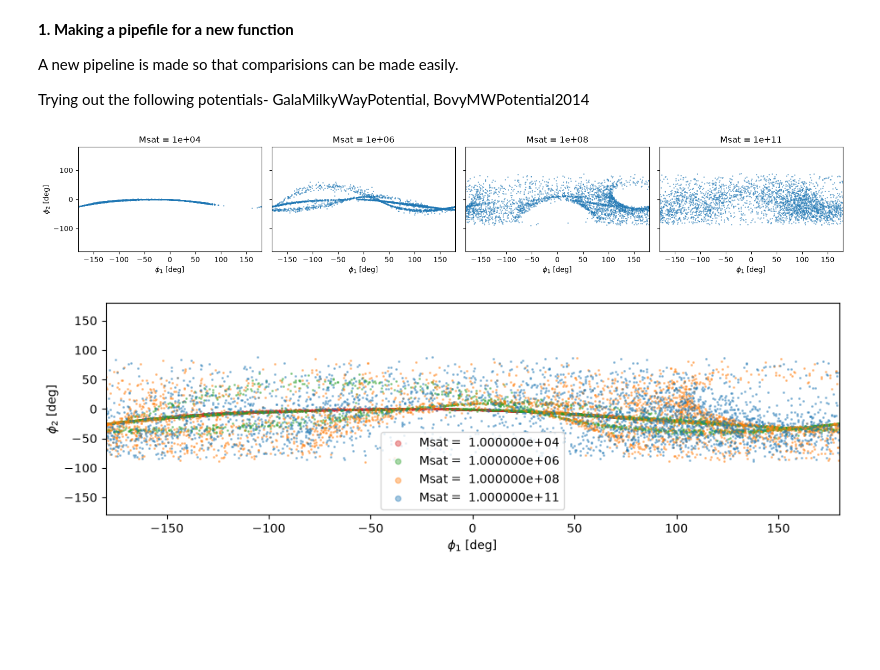
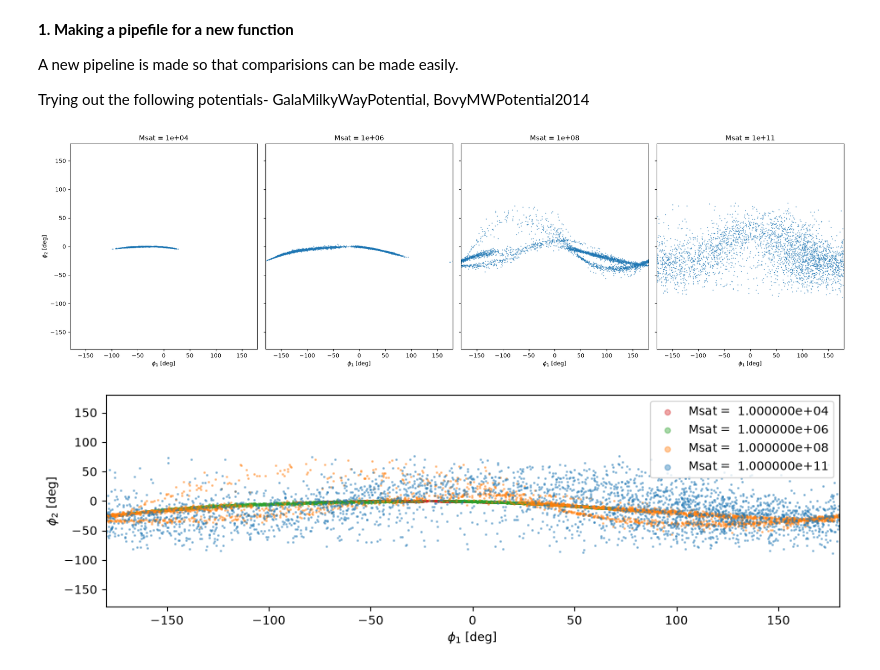
Before and after one commit to MariamKh-code/streamsculptor, a Jupyter notebook: my_notebooks/KICP_gala.ipynb, the cells around one changed output. Drawn from its saved outputs; the diff is of its cells as text; code cells hidden in the pictures; blank space fills up the shorter version.

```diff
--- a/my_notebooks/KICP_gala.ipynb
+++ b/my_notebooks/KICP_gala.ipynb
@@ -98,34 +97,34 @@ pot = potential.GalaMilkyWayPotential(units=usys)
 # %%
 #Side by side
 masses = [1e4, 1e6, 1e8, 1e11]
 colours = ["tab:red", "tab:green", "tab:orange", "tab:blue"]
 
-t_age = 20_000
+t_age = 4000
 t_dissolve = -300
 
 N_tail = 1_500
 
-fig, axes = plt.subplots(1, len(masses), figsize=(16, 3), sharex=True, sharey=True)
+fig, axes = plt.subplots(1, len(masses), figsize=(20, 6), sharex=True, sharey=True)
 for ax, Msat in zip(axes, masses):
     phi1, phi2 = gen_stream(t_age, N_tail=N_tail, t_dissolve=t_dissolve, Msat=Msat)
     ax.scatter(phi1, phi2, s=1.2, alpha=0.4, rasterized=True)
     ax.set_title(f"Msat = {Msat:.0e}")
     ax.set_xlabel(r"$\phi_1$ [deg]")
 axes[0].set_ylabel(r"$\phi_2$ [deg]")
 #axes[0].set_xlim(-100, 20); axes[0].set_ylim(-10, 10)
 axes[0].set_xlim(-180, 180); axes[0].set_ylim(-180, 180)
 plt.tight_layout()
 plt.show()
 #
 #
 # %% [output]
-[figure, old version]
+[figure, new version]
 # %%
 #Overlay
 masses = [1e4, 1e6, 1e8, 1e11]
 colours = ["tab:red", "tab:green", "tab:orange", "tab:blue"]
 
-t_age = 20_000
+t_age = 4000
 t_dissolve = -300
 
 N_tail = 1_500
@@ -140,5 +139,5 @@ ax.set_xlabel(r"$\phi_1$ [deg]"); ax.set_ylabel(r"$\phi_2$ [deg]")
 ax.legend(markerscale=4)
 plt.show()
 # %% [output]
-[figure, old version]
+[figure, new version]
 # %%
```
Also changed, not shown: parts of 5 cells of this notebook, 1 other file.
